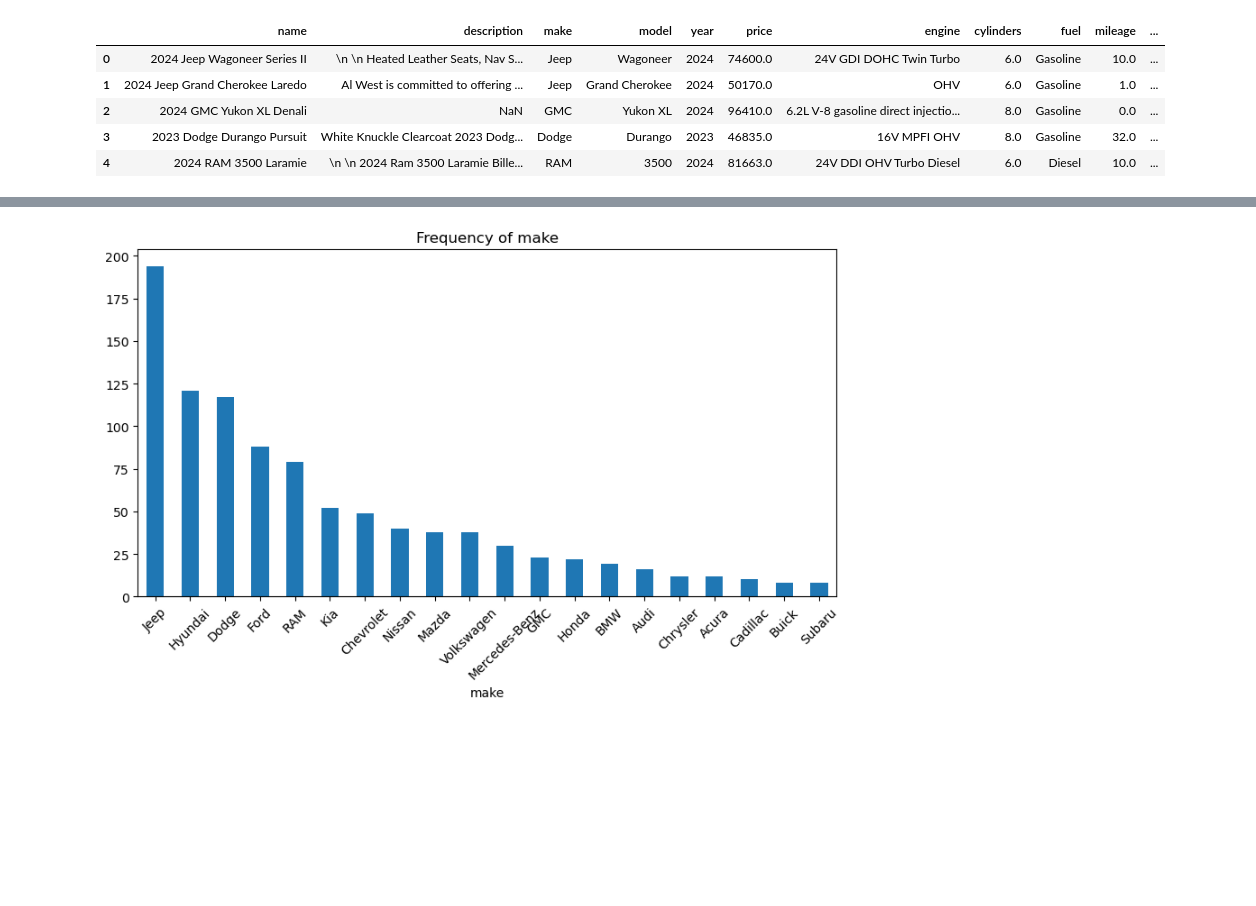
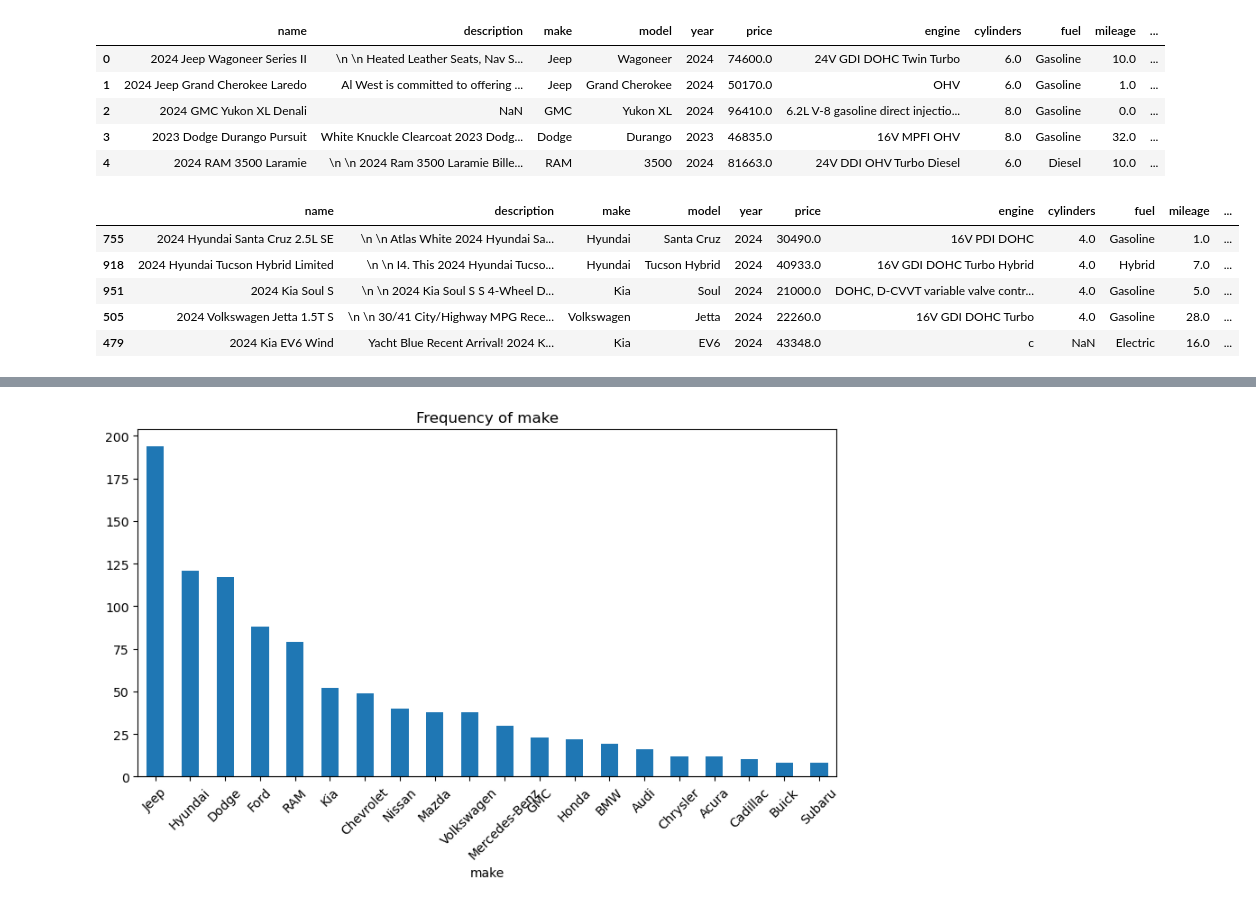
Before and after one commit to rshewatkar/ML_internship, a Jupyter notebook: Vehicle Price Prediction/Vehical_price.ipynb, the cells around one changed output, grey strips where cells are left out. Drawn from its saved outputs; the diff is of its cells as text; code cells hidden in the pictures; blank space fills up the shorter version.

```diff
--- a/Vehicle Price Prediction/Vehical_price.ipynb
+++ b/Vehicle Price Prediction/Vehical_price.ipynb
@@ -32,3 +40,12 @@ df.head()
+# %%
+df.sample(5)
+# %% [output]
+|  | name | description | make | model | year | price | engine | cylinders | fuel | mileage | ... |
+| 755 | 2024 Hyundai Santa Cruz 2.5L SE | \n \n Atlas White 2024 Hyundai Sa... | Hyundai | Santa Cruz | 2024 | 30490.0 | 16V PDI DOHC | 4.0 | Gasoline | 1.0 | ... |
+| 918 | 2024 Hyundai Tucson Hybrid Limited | \n \n I4. This 2024 Hyundai Tucso... | Hyundai | Tucson Hybrid | 2024 | 40933.0 | 16V GDI DOHC Turbo Hybrid | 4.0 | Hybrid | 7.0 | ... |
+| 951 | 2024 Kia Soul S | \n \n 2024 Kia Soul S S 4-Wheel D... | Kia | Soul | 2024 | 21000.0 | DOHC, D-CVVT variable valve contr... | 4.0 | Gasoline | 5.0 | ... |
+| 505 | 2024 Volkswagen Jetta 1.5T S | \n \n 30/41 City/Highway MPG Rece... | Volkswagen | Jetta | 2024 | 22260.0 | 16V GDI DOHC Turbo | 4.0 | Gasoline | 28.0 | ... |
+| 479 | 2024 Kia EV6 Wind | Yacht Blue Recent Arrival! 2024 K... | Kia | EV6 | 2024 | 43348.0 | c | NaN | Electric | 16.0 | ... |
 # %%
 df.info()
 # %% [output]
```
Also changed, not shown: parts of 41 cells of this notebook.
